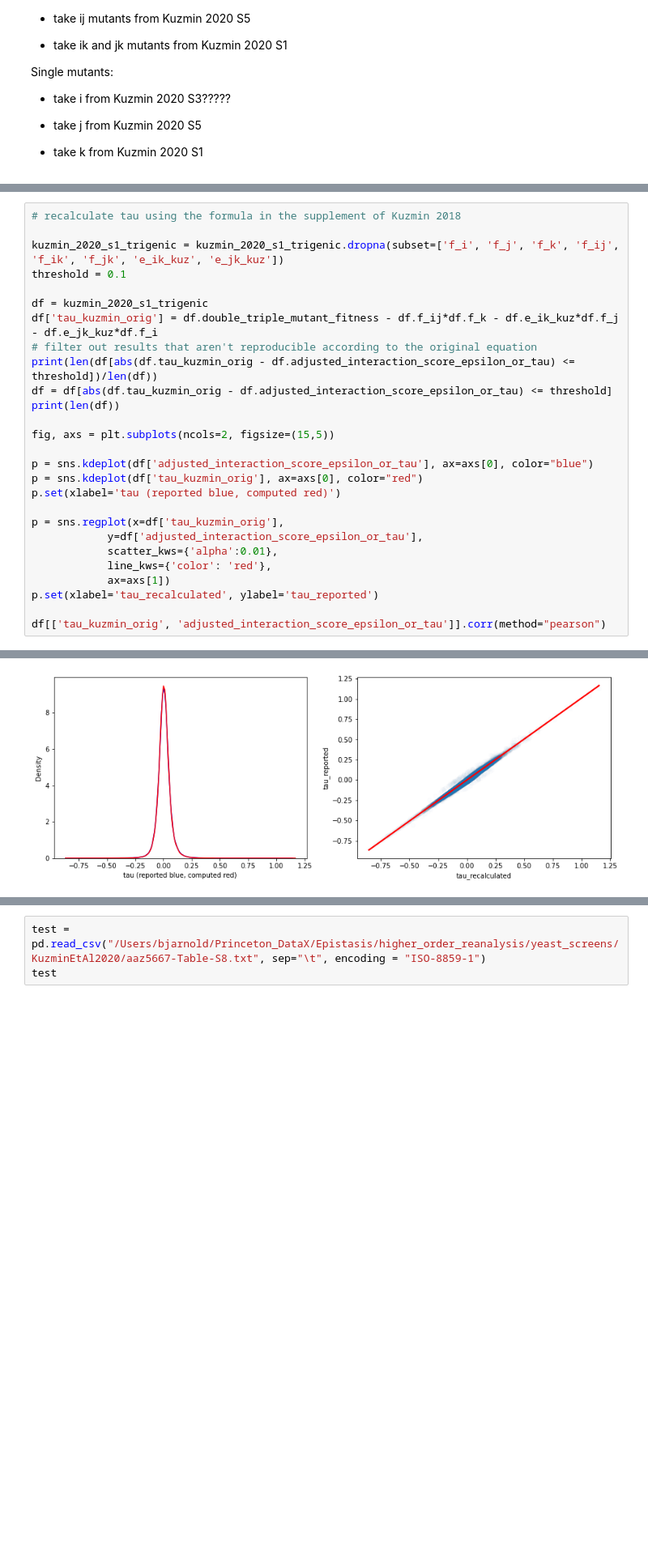
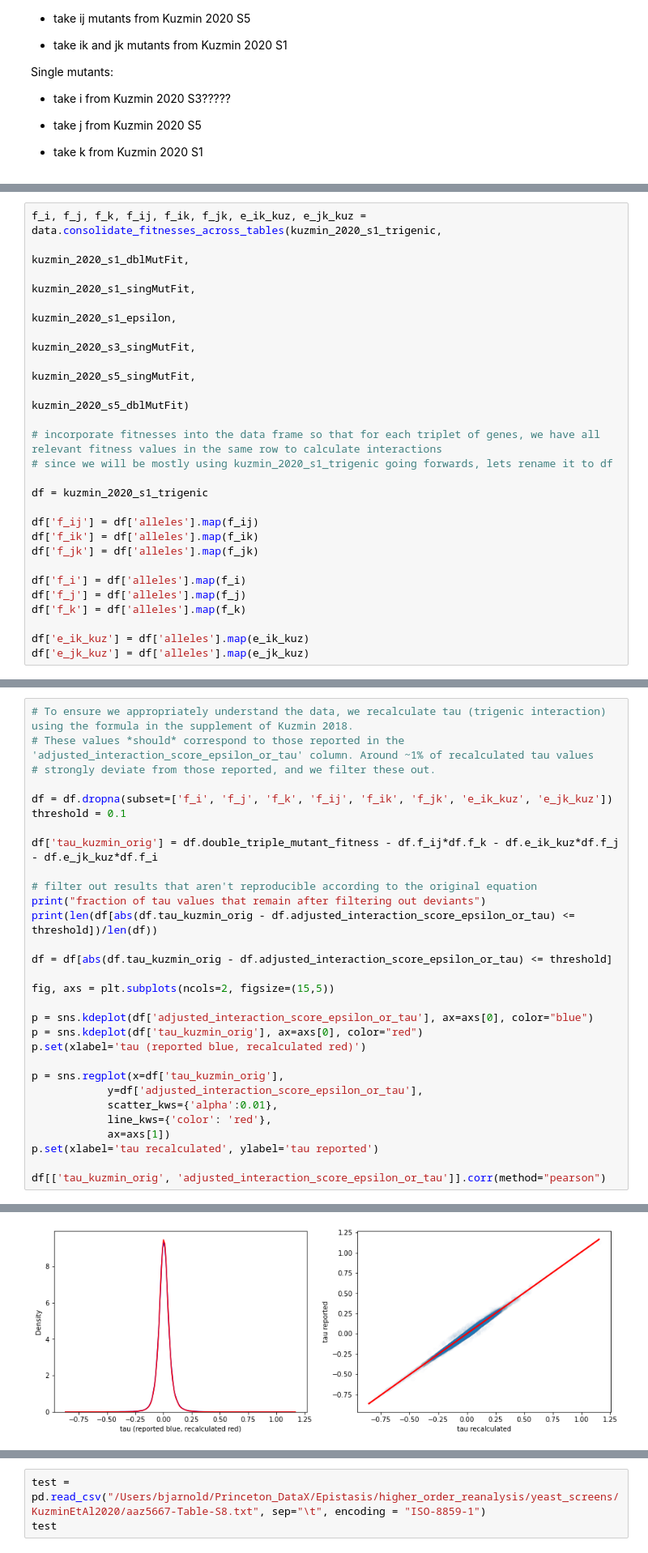
Before and after one commit to brian-arnold/epistasis_reanalysis, a Jupyter notebook: yeast_screens/Kuzmin2020.ipynb, the cells around one changed output, grey strips where cells are left out. Shown at 81% size. Drawn from its saved outputs; the diff is of its cells as text; blank space fills up the shorter version.

Commit message:
refactored Kuzmin2020 analysis

```diff
--- a/yeast_screens/Kuzmin2020.ipynb
+++ b/yeast_screens/Kuzmin2020.ipynb
@@ -252,2 +74,26 @@ kuzmin_2020_s1_trigenic['e_jk_kuz'] = kuzmin_2020_s1_trigenic['alleles'].map(e_j
+# %%
+f_i, f_j, f_k, f_ij, f_ik, f_jk, e_ik_kuz, e_jk_kuz = data.consolidate_fitnesses_across_tables(kuzmin_2020_s1_trigenic,
+                                                                                            kuzmin_2020_s1_dblMutFit,
+                                                                                            kuzmin_2020_s1_singMutFit,
+                                                                                            kuzmin_2020_s1_epsilon,
+                                                                                            kuzmin_2020_s3_singMutFit,
+                                                                                            kuzmin_2020_s5_singMutFit,
+                                                                                            kuzmin_2020_s5_dblMutFit)
+
+# incorporate fitnesses into the data frame so that for each triplet of genes, we have all relevant fitness values in the same row to calculate interactions
+# since we will be mostly using kuzmin_2020_s1_trigenic going forwards, lets rename it to df
+
+df = kuzmin_2020_s1_trigenic
+
+df['f_ij'] = df['alleles'].map(f_ij)
+df['f_ik'] = df['alleles'].map(f_ik)
+df['f_jk'] = df['alleles'].map(f_jk)
+
+df['f_i'] = df['alleles'].map(f_i)
+df['f_j'] = df['alleles'].map(f_j)
+df['f_k'] = df['alleles'].map(f_k)
+
+df['e_ik_kuz'] = df['alleles'].map(e_ik_kuz)
+df['e_jk_kuz'] = df['alleles'].map(e_jk_kuz)
 # %%
 
@@ -284,28 +135,31 @@ print(len(kuzmin_2020_s1_trigenic.dropna(subset=['f_i', 'f_j', 'f_k', 'f_ij', 'f
 # %%
-# recalculate tau using the formula in the supplement of Kuzmin 2018
+# To ensure we appropriately understand the data, we recalculate tau (trigenic interaction) using the formula in the supplement of Kuzmin 2018.
+# These values *should* correspond to those reported in the 'adjusted_interaction_score_epsilon_or_tau' column. Around ~1% of recalculated tau values
+# strongly deviate from those reported, and we filter these out.
 
-kuzmin_2020_s1_trigenic = kuzmin_2020_s1_trigenic.dropna(subset=['f_i', 'f_j', 'f_k', 'f_ij', 'f_ik', 'f_jk', 'e_ik_kuz', 'e_jk_kuz'])
+df = df.dropna(subset=['f_i', 'f_j', 'f_k', 'f_ij', 'f_ik', 'f_jk', 'e_ik_kuz', 'e_jk_kuz'])
 threshold = 0.1
 
-df = kuzmin_2020_s1_trigenic
 df['tau_kuzmin_orig'] = df.double_triple_mutant_fitness - df.f_ij*df.f_k - df.e_ik_kuz*df.f_j - df.e_jk_kuz*df.f_i
+
 # filter out results that aren't reproducible according to the original equation
+print("fraction of tau values that remain after filtering out deviants")
 print(len(df[abs(df.tau_kuzmin_orig - df.adjusted_interaction_score_epsilon_or_tau) <= threshold])/len(df))
+
 df = df[abs(df.tau_kuzmin_orig - df.adjusted_interaction_score_epsilon_or_tau) <= threshold]
-print(len(df))
 
 fig, axs = plt.subplots(ncols=2, figsize=(15,5))
 
 p = sns.kdeplot(df['adjusted_interaction_score_epsilon_or_tau'], ax=axs[0], color="blue")
 p = sns.kdeplot(df['tau_kuzmin_orig'], ax=axs[0], color="red")
-p.set(xlabel='tau (reported blue, computed red)')
+p.set(xlabel='tau (reported blue, recalculated red)')
 
 p = sns.regplot(x=df['tau_kuzmin_orig'],
             y=df['adjusted_interaction_score_epsilon_or_tau'],
             scatter_kws={'alpha':0.01},
             line_kws={'color': 'red'},
             ax=axs[1])
-p.set(xlabel='tau_recalculated', ylabel='tau_reported')
+p.set(xlabel='tau recalculated', ylabel='tau reported')
 
 df[['tau_kuzmin_orig', 'adjusted_interaction_score_epsilon_or_tau']].corr(method="pearson")
 # %% [output]
@@ -314,4 +173,4 @@ df[['tau_kuzmin_orig', 'adjusted_interaction_score_epsilon_or_tau']].corr(method
 |  | tau_kuzmin_orig | adjusted_interaction_score_epsilo... |
 | tau_kuzmin_orig | 1.000000 | 0.997447 |
 | adjusted_interaction_score_epsilo... | 0.997447 | 1.000000 |
-[figure, old version]
+[figure, new version]
```
Also changed, not shown: parts of 31 cells of this notebook, 2 other files.
